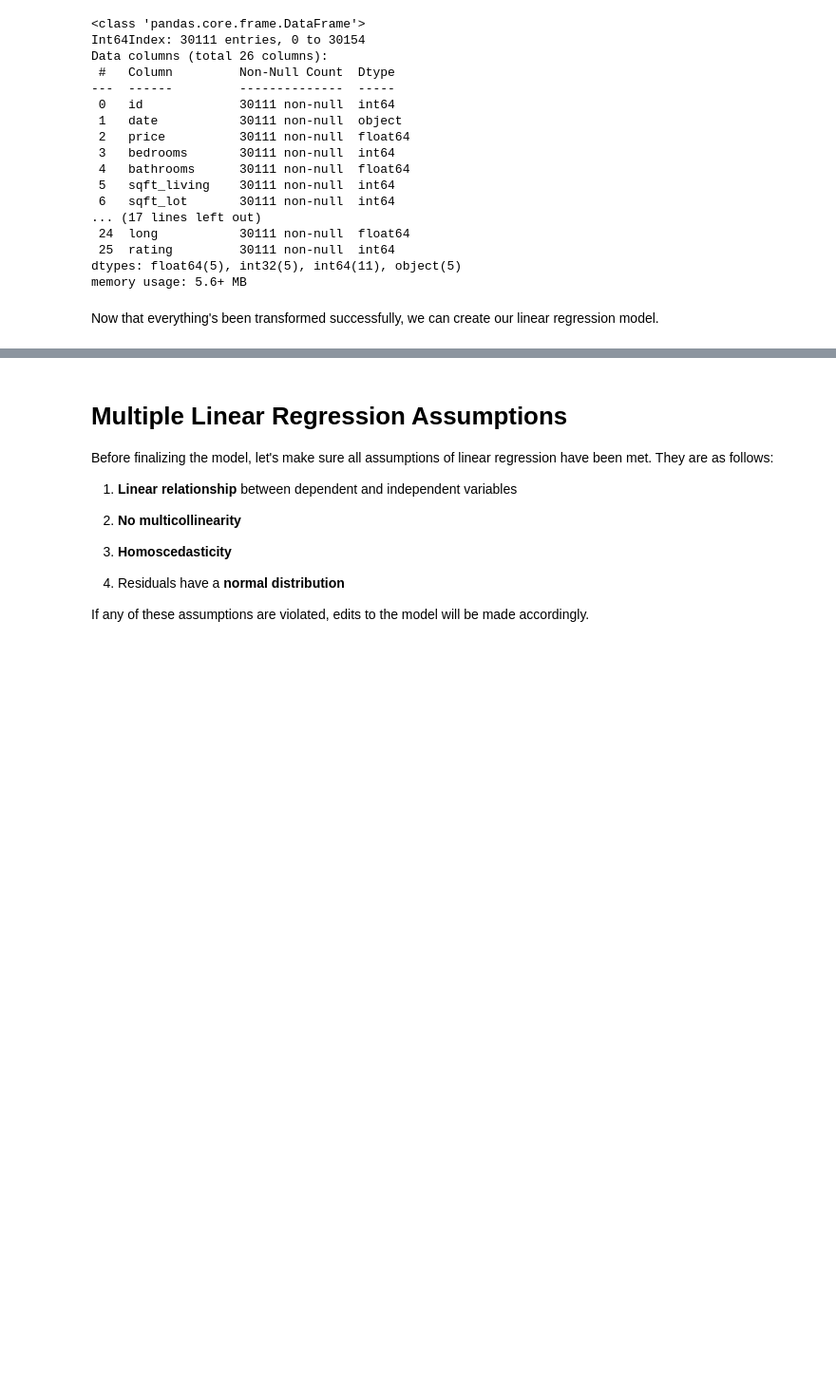
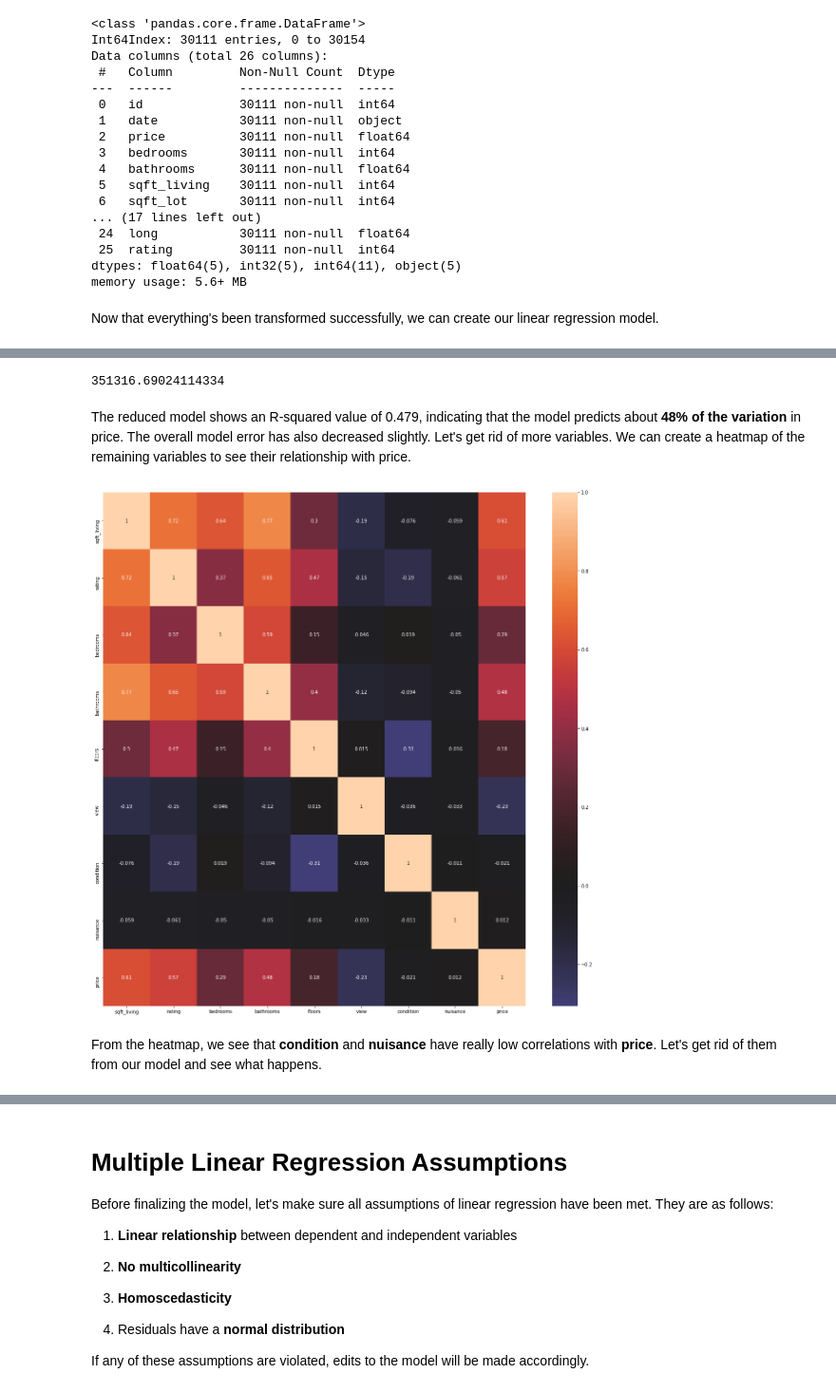
Before and after one commit to jbenedito99/dsc-phase-2-project-v2-5, a Jupyter notebook: student.ipynb, the cells around one changed output, grey strips where cells are left out. Shown at 95% size. Cells and saved outputs as stored; diff of their text form; code cells hidden in the pictures; blank space fills up the shorter version.

```diff
--- a/student.ipynb
+++ b/student.ipynb
@@ -805,0 +860,17 @@ This model incorporating the categorical variables of interest plus <b>sqft_livi
+# %%
+# calculating overall model error
+mae = reduced_results.resid.abs().sum() / len(y_combined_reduced)
+mae
+# %% [output]
+351316.69024114334
+# %% [markdown]
+The reduced model shows an R-squared value of 0.479, indicating that the model predicts about <b>48% of the variation</b> in price. The overall model error has also decreased slightly. Let's get rid of more variables. We can create a heatmap of the remaining variables to see their relationship with price.
+# %%
+house_data_subset = house_data[["sqft_living", "rating", "bedrooms", "bathrooms", "floors", "view", "condition", "nuisance",
+                                "price"]]
+fig, ax = plt.subplots(figsize=(20,20))
+sns.heatmap(house_data_subset.corr(), center=0, annot=True);
+# %% [output]
+[figure, added]
+# %% [markdown]
+From the heatmap, we see that <b>condition</b> and <b>nuisance</b> have really low correlations with <b>price</b>. Let's get rid of them from our model and see what happens.
```
Also changed, not shown: parts of 37 cells of this notebook.
